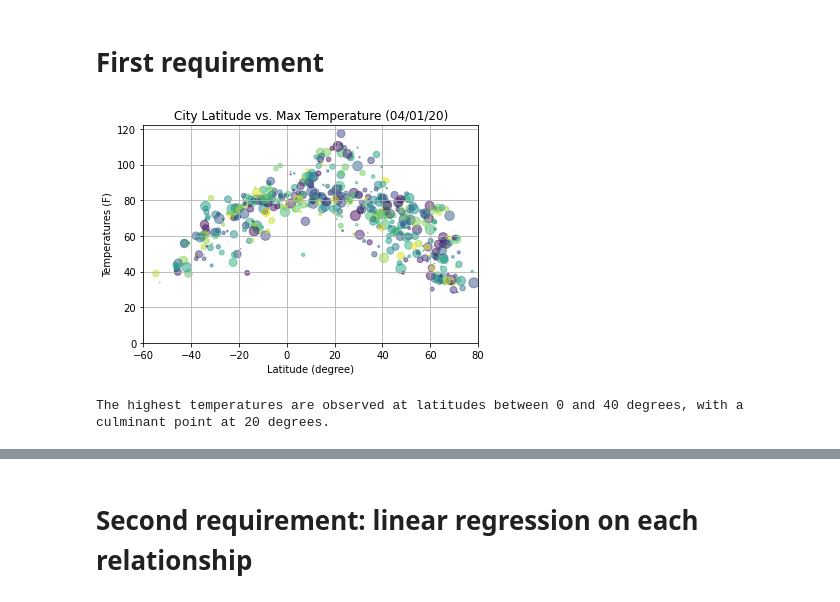
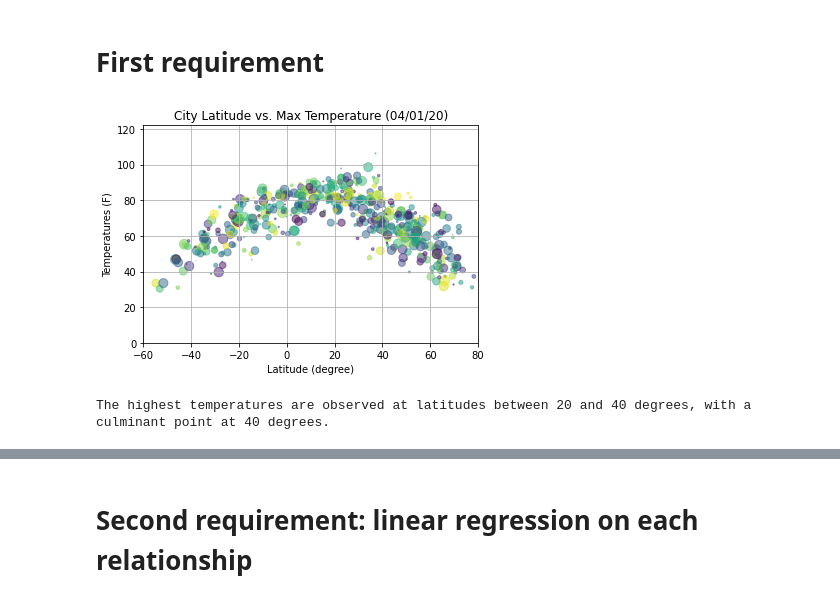
Before and after one commit to davro76/Python_API_Challenge, a Jupyter notebook: WeatherPy/weatherpy.ipynb, the cells around one changed output, grey strips where cells are left out. Saved outputs shown, nothing was run; the diff lists cells and outputs as text; code cells hidden in the pictures.

```diff
--- a/WeatherPy/weatherpy.ipynb
+++ b/WeatherPy/weatherpy.ipynb
@@ -166,24 +171,23 @@ weather_df.describe()
 # First requirement
 # %%
 # Latitude vs. Temperature Plot
-
-N = 560
+N = 563
 x = weather_df["Lat"]
 y = weather_df["Max Temp"]
 colors = np.random.rand(N)
 area = (10 * np.random.rand(N))**2
-plt.scatter(x, y, s=area, c=colors, alpha=0.5)
+plt.scatter(x, y,s=area, c=colors, alpha=0.5)
 plt.grid()
 plt.xlabel("Latitude (degree)")
 plt.ylabel("Temperatures (F)")
 plt.title("City Latitude vs. Max Temperature (04/01/20)")
 plt.xlim(-60,80)
 plt.ylim(0,122)
 plt.savefig("/Users/rodneydavermann/Desktop/Python_api_Challenge/OutputData/LatitudeTemperature.png")
 plt.show()
-print("The highest temperatures are observed at latitudes between 0 and 40 degrees, with a culminant point at 20 degrees.")
+print("The highest temperatures are observed at latitudes between 20 and 40 degrees, with a culminant point at 40 degrees.")
 # %% [output]
-[figure, old version]
+[figure, new version]
-The highest temperatures are observed at latitudes between 0 and 40 degrees, with a culminant point at 20 degrees.
+The highest temperatures are observed at latitudes between 20 and 40 degrees, with a culminant point at 40 degrees.
 # %%
 # Latitude vs. Humidity Plot
```
Also changed, not shown: parts of 26 cells of this notebook, 16 other files.
